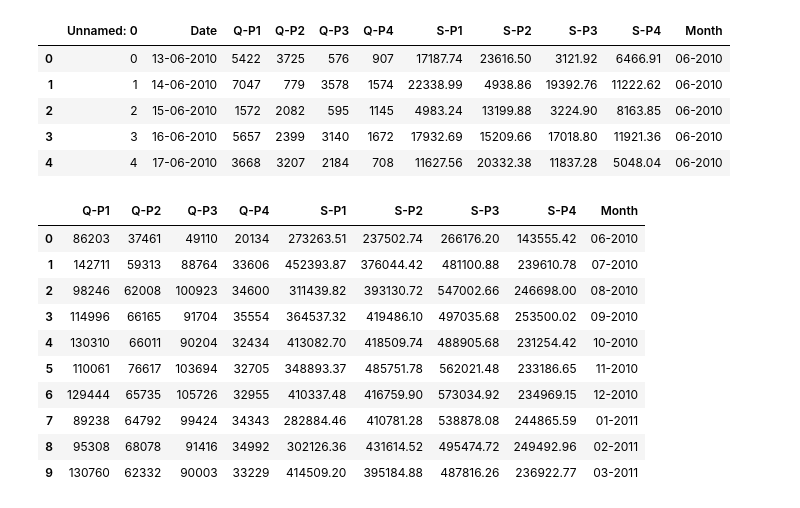
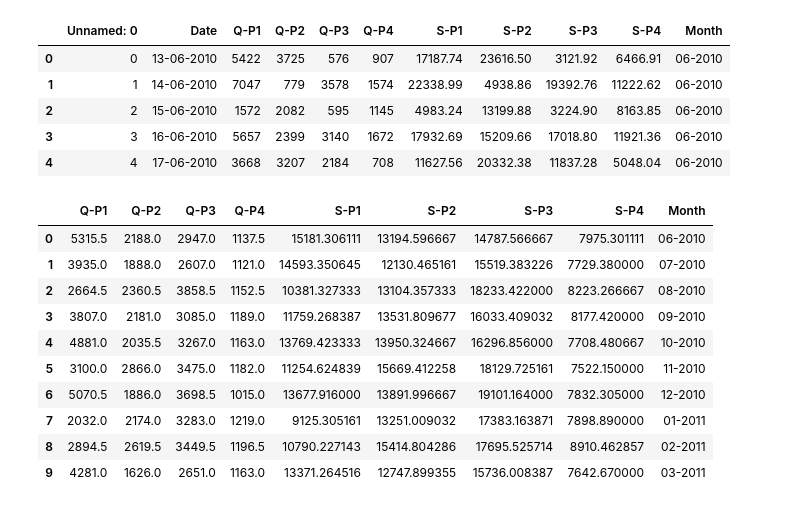
Before and after one commit to lLab-sy/jupyter-test, a Jupyter notebook: Examle-Project/code.ipynb, the cells around one changed output. Cells and saved outputs as stored; diff of their text form; code cells hidden in the pictures.

```diff
--- a/Examle-Project/code.ipynb
+++ b/Examle-Project/code.ipynb
@@ -45,10 +45,9 @@ print(set(len(date) for date in data['Date']))
 # %% [markdown]
 Question (1) Is there any trend in the sales of all four products during certain months?
 # %%
-data_month = data
 months = [date[3:] for date in data_month['Date']]
-data_month['Month'] = months
-data_month.head(5)
+data['Month'] = months
+data.head(5)
 # %% [output]
 |  | Unnamed: 0 | Date | Q-P1 | Q-P2 | Q-P3 | Q-P4 | S-P1 | S-P2 | S-P3 | S-P4 | Month |
 | 0 | 0 | 13-06-2010 | 5422 | 3725 | 576 | 907 | 17187.74 | 23616.50 | 3121.92 | 6466.91 | 06-2010 |
@@ -57,30 +56,30 @@ data_month.head(5)
 | 3 | 3 | 16-06-2010 | 5657 | 2399 | 3140 | 1672 | 17932.69 | 15209.66 | 17018.80 | 11921.36 | 06-2010 |
 | 4 | 4 | 17-06-2010 | 3668 | 3207 | 2184 | 708 | 11627.56 | 20332.38 | 11837.28 | 5048.04 | 06-2010 |
 # %%
-data1 = pd.DataFrame(columns=data_month.columns[2:])
-for month in data_month['Month'].unique():
+data1 = pd.DataFrame(columns=data.columns[2:])
+for month in data['Month'].unique():
     newRow = {'Month': month}
-    for col in data_month.columns[2:-1]:
+    for col in data.columns[2:-1]:
         if col[0] == 'Q':
-           newRow[col] = np.median(data_month[data_month['Month'] == month][col])
+           newRow[col] = np.median(data[data['Month'] == month][col])
         else:
-            newRow[col] = np.mean(data_month[data_month['Month'] == month][col])
+            newRow[col] = np.mean(data[data['Month'] == month][col])
         # newRow[col] = np.sum(data_month[data_month['Month'] == month][col])
     data1.loc[len(data1)] = newRow
 
 data1.head(10)
 # %% [output]
 |  | Q-P1 | Q-P2 | Q-P3 | Q-P4 | S-P1 | S-P2 | S-P3 | S-P4 | Month |
-| 0 | 86203 | 37461 | 49110 | 20134 | 273263.51 | 237502.74 | 266176.20 | 143555.42 | 06-2010 |
-| 1 | 142711 | 59313 | 88764 | 33606 | 452393.87 | 376044.42 | 481100.88 | 239610.78 | 07-2010 |
-| 2 | 98246 | 62008 | 100923 | 34600 | 311439.82 | 393130.72 | 547002.66 | 246698.00 | 08-2010 |
-| 3 | 114996 | 66165 | 91704 | 35554 | 364537.32 | 419486.10 | 497035.68 | 253500.02 | 09-2010 |
-| 4 | 130310 | 66011 | 90204 | 32434 | 413082.70 | 418509.74 | 488905.68 | 231254.42 | 10-2010 |
-| 5 | 110061 | 76617 | 103694 | 32705 | 348893.37 | 485751.78 | 562021.48 | 233186.65 | 11-2010 |
-| 6 | 129444 | 65735 | 105726 | 32955 | 410337.48 | 416759.90 | 573034.92 | 234969.15 | 12-2010 |
-| 7 | 89238 | 64792 | 99424 | 34343 | 282884.46 | 410781.28 | 538878.08 | 244865.59 | 01-2011 |
-| 8 | 95308 | 68078 | 91416 | 34992 | 302126.36 | 431614.52 | 495474.72 | 249492.96 | 02-2011 |
-| 9 | 130760 | 62332 | 90003 | 33229 | 414509.20 | 395184.88 | 487816.26 | 236922.77 | 03-2011 |
+| 0 | 5315.5 | 2188.0 | 2947.0 | 1137.5 | 15181.306111 | 13194.596667 | 14787.566667 | 7975.301111 | 06-2010 |
+| 1 | 3935.0 | 1888.0 | 2607.0 | 1121.0 | 14593.350645 | 12130.465161 | 15519.383226 | 7729.380000 | 07-2010 |
+| 2 | 2664.5 | 2360.5 | 3858.5 | 1152.5 | 10381.327333 | 13104.357333 | 18233.422000 | 8223.266667 | 08-2010 |
+| 3 | 3807.0 | 2181.0 | 3085.0 | 1189.0 | 11759.268387 | 13531.809677 | 16033.409032 | 8177.420000 | 09-2010 |
+| 4 | 4881.0 | 2035.5 | 3267.0 | 1163.0 | 13769.423333 | 13950.324667 | 16296.856000 | 7708.480667 | 10-2010 |
+| 5 | 3100.0 | 2866.0 | 3475.0 | 1182.0 | 11254.624839 | 15669.412258 | 18129.725161 | 7522.150000 | 11-2010 |
+| 6 | 5070.5 | 1886.0 | 3698.5 | 1015.0 | 13677.916000 | 13891.996667 | 19101.164000 | 7832.305000 | 12-2010 |
+| 7 | 2032.0 | 2174.0 | 3283.0 | 1219.0 | 9125.305161 | 13251.009032 | 17383.163871 | 7898.890000 | 01-2011 |
+| 8 | 2894.5 | 2619.5 | 3449.5 | 1196.5 | 10790.227143 | 15414.804286 | 17695.525714 | 8910.462857 | 02-2011 |
+| 9 | 4281.0 | 1626.0 | 2651.0 | 1163.0 | 13371.264516 | 12747.899355 | 15736.008387 | 7642.670000 | 03-2011 |
 # %%
 sample = data1
 for col in data1.columns[:-1]:
```
Also changed, not shown: parts of 11 cells of this notebook.
